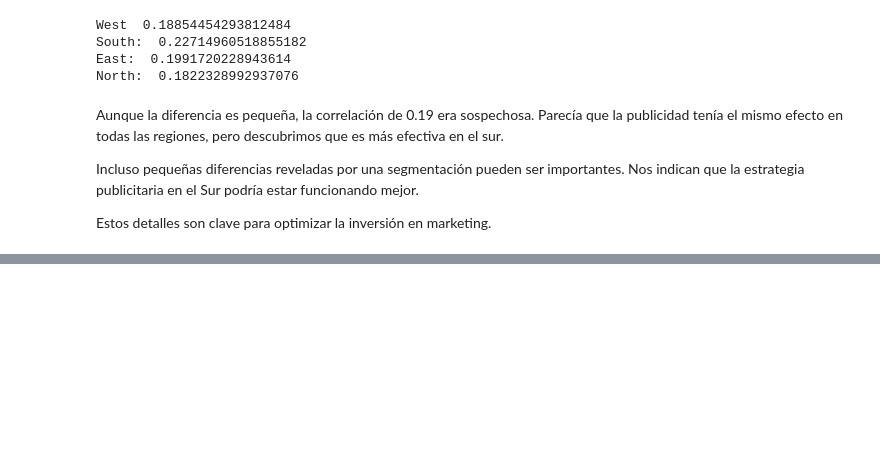
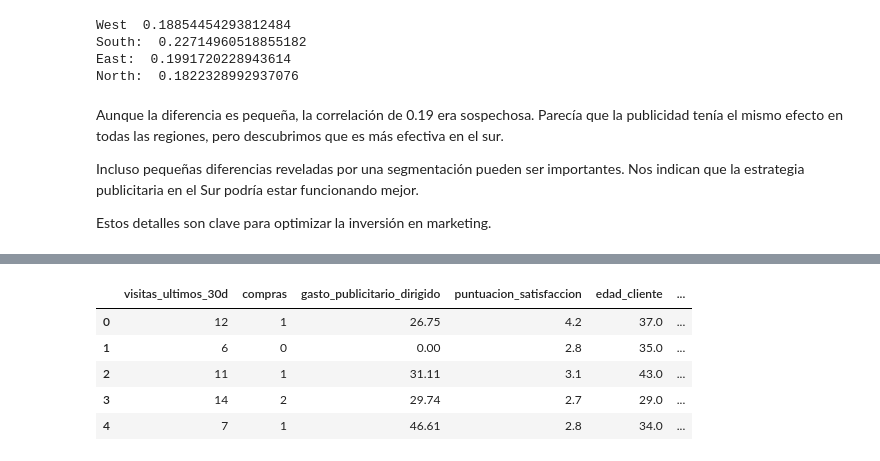
Before and after one commit to camiloch28/NovaMarket---analysis, a Jupyter notebook: NovaMarket - analysis - Google Colab.ipynb, the cells around one changed output, grey strips where cells are left out. Cells and saved outputs as stored; diff of their text form; code cells hidden in the pictures; blank space fills up the shorter version.

```diff
--- a/NovaMarket - analysis - Google Colab.ipynb
+++ b/NovaMarket - analysis - Google Colab.ipynb
@@ -267,0 +336,21 @@ Estos detalles son clave para optimizar la inversión en marketing.
+# %%
+#Y distintas variables numéricas que queremos comparar contra ella
+columnas_numericas = [
+"visitas_ultimos_30d",
+"compras",
+"gasto_publicitario_dirigido",
+"puntuacion_satisfaccion",
+"edad_cliente",
+"ingresos_mensuales"
+]
+
+#Antes de calcular la correlación, codificamos la variable binaria a 0 y 1:
+df["estado_suscripcion_bin"] = df["estado_suscripcion"].map({ "Yes":1, "No":0 }).astype(int)
+df.head()
+# %% [output]
+|  | visitas_ultimos_30d | compras | gasto_publicitario_dirigido | puntuacion_satisfaccion | edad_cliente | ... |
+| 0 | 12 | 1 | 26.75 | 4.2 | 37.0 | ... |
+| 1 | 6 | 0 | 0.00 | 2.8 | 35.0 | ... |
+| 2 | 11 | 1 | 31.11 | 3.1 | 43.0 | ... |
+| 3 | 14 | 2 | 29.74 | 2.7 | 29.0 | ... |
+| 4 | 7 | 1 | 46.61 | 2.8 | 34.0 | ... |
```
Also changed, not shown: parts of 17 cells of this notebook.
